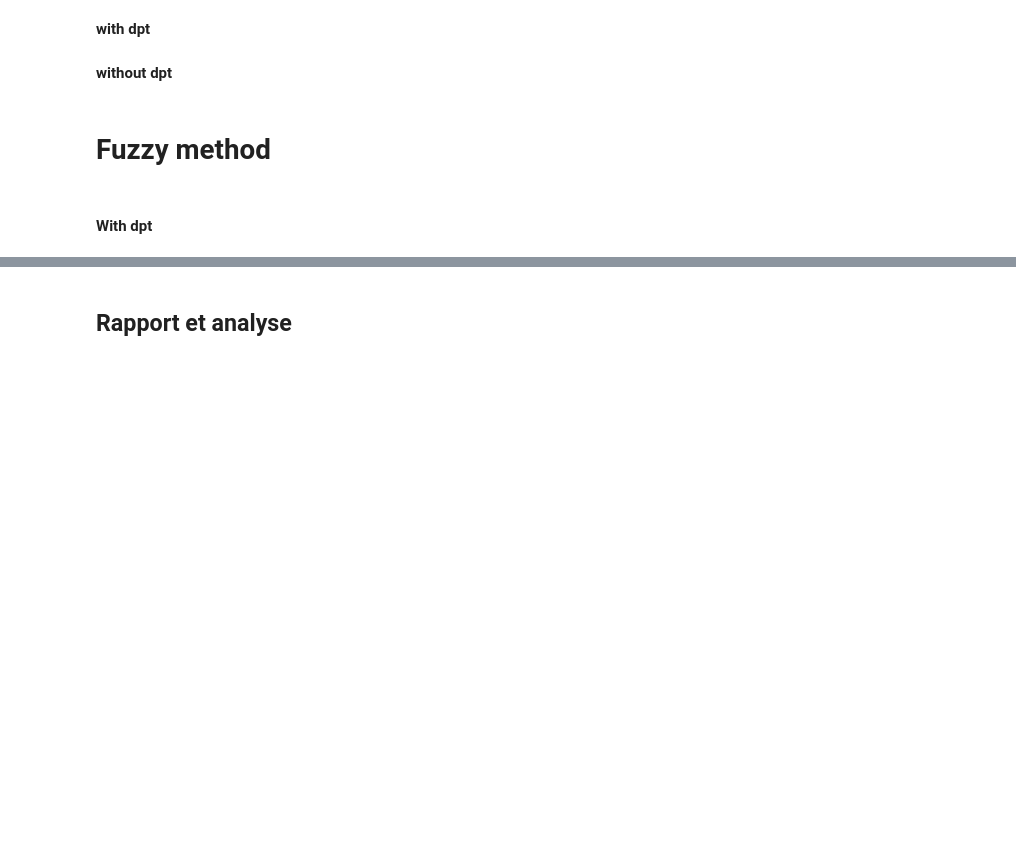
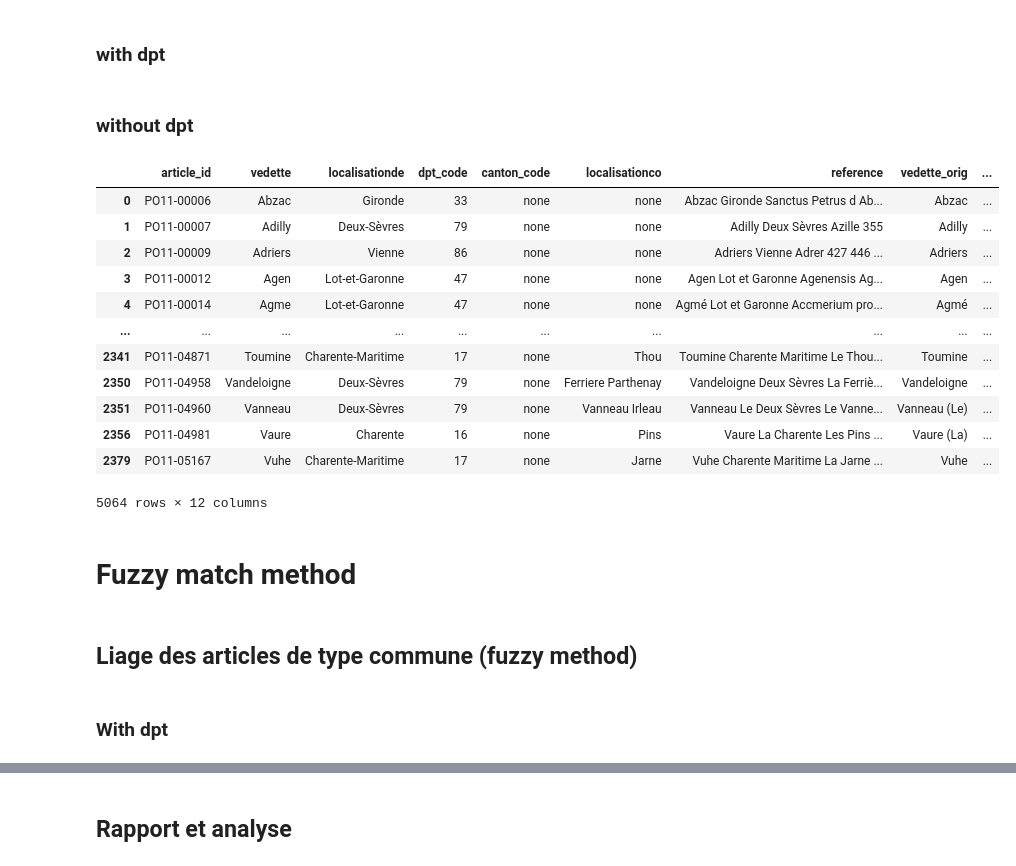
Before and after one commit to chartes/dico-topo, a Jupyter notebook: utils/pouille/linking.ipynb, the cells around one changed output, grey strips where cells are left out. Drawn from its saved outputs; the diff is of its cells as text; code cells hidden in the pictures; blank space fills up the shorter version.

```diff
--- a/utils/pouille/linking.ipynb
+++ b/utils/pouille/linking.ipynb
@@ -14,7 +16,7 @@ print(sys.executable)
 # %%
 # Extraction des features de chaque article à lier dans un df
 
-xml_file = '../../data/PO_t11.xml'
+xml_file = '../../data/PO_t11/PO_t11.xml'
 xml_tree = etree.parse(xml_file)
 
 data = []
@@ -424,5 +559,5 @@ pas_communes_df
 # %% [markdown]
-**with dpt**
+### with dpt
 # %%
 # Merge pas_communes_df and main_insee_commune on localisationco and dpt_code
 pas_communes_exact_simple_dpt_df = pd.merge(pas_communes_df,
@@ -454,43 +589,61 @@ filtered_df = filtered_df[~filtered_df['article_id'].isin(linked_places_df['arti
 # Ajouter les lignes filtrées à linked_places_df
 linked_places_df = pd.concat([linked_places_df, filtered_df]).drop_duplicates()
 # %% [markdown]
-**without dpt**
+### without dpt
 # %%
 import pandas as pd
 
 # Merge pas_communes_df and main_insee_commune on localisationco and NCCENR
 pas_communes_exact_simple_nodpt_df = pd.merge(pas_communes_df.loc[pas_communes_df['dpt_code'] == 'none'],
                                        main_insee_commune[main_insee_commune.DEP_id.isin(dpt_list)],
                                        how='inner',
                                        left_on='localisationco',
                                        right_on='NCCENR')
 
 # Create a new column 'insee' by combining NCCENR and insee_code
 pas_communes_exact_simple_nodpt_df['insee'] = pas_communes_exact_simple_nodpt_df.apply(lambda row: f"{row['NCCENR']} ({row['insee_code']})", axis=1)
 
 # Drop unnecessary columns
 pas_communes_exact_simple_nodpt_df = pas_communes_exact_simple_nodpt_df.drop(columns=['DEP_id', 'NCCENR', 'insee_code'], axis=1)
 pas_communes_exact_simple_nodpt_df = pas_communes_exact_simple_nodpt_df.rename(columns={'insee': 'insee_code'})
 
 # Add a 'method' column with value 'nodpt_exact'
 pas_communes_exact_simple_nodpt_df['method'] = 'nodpt_exact_simple'
 
 duplicates = pas_communes_exact_simple_nodpt_df.duplicated(['article_id'], keep=False)
 if duplicates.any():
     pas_communes_exact_simple_nodpt_df = pas_communes_exact_simple_nodpt_df[~duplicates]
 
 # Filtrer les lignes de communes_exact_simple_dpt_df avec la méthode "dpt_exact_simple"
 filtered_df = pas_communes_exact_simple_nodpt_df.loc[pas_communes_exact_simple_nodpt_df['method'] == 'nodpt_exact_simple']
 
 # Filtrer les article_id qui ne sont pas déjà présents dans linked_places_df
 filtered_df = filtered_df[~filtered_df['article_id'].isin(linked_places_df['article_id'])]
 
 # Ajouter les lignes filtrées à linked_places_df
 linked_places_df = pd.concat([linked_places_df, filtered_df]).drop_duplicates()
+
+linked_places_df
+# %% [output]
+|  | article_id | vedette | localisationde | dpt_code | canton_code | localisationco | reference | vedette_orig | ... |
+| 0 | PO11-00006 | Abzac | Gironde | 33 | none | none | Abzac Gironde Sanctus Petrus d Ab... | Abzac | ... |
+| 1 | PO11-00007 | Adilly | Deux-Sèvres | 79 | none | none | Adilly Deux Sèvres Azille 355 | Adilly | ... |
+| 2 | PO11-00009 | Adriers | Vienne | 86 | none | none | Adriers Vienne Adrer 427 446 ... | Adriers | ... |
+| 3 | PO11-00012 | Agen | Lot-et-Garonne | 47 | none | none | Agen Lot et Garonne Agenensis Ag... | Agen | ... |
+| 4 | PO11-00014 | Agme | Lot-et-Garonne | 47 | none | none | Agmé Lot et Garonne Accmerium pro... | Agmé | ... |
+| ... | ... | ... | ... | ... | ... | ... | ... | ... | ... |
+| 2341 | PO11-04871 | Toumine | Charente-Maritime | 17 | none | Thou | Toumine Charente Maritime Le Thou... | Toumine | ... |
+| 2350 | PO11-04958 | Vandeloigne | Deux-Sèvres | 79 | none | Ferriere Parthenay | Vandeloigne Deux Sèvres La Ferriè... | Vandeloigne | ... |
+| 2351 | PO11-04960 | Vanneau | Deux-Sèvres | 79 | none | Vanneau Irleau | Vanneau Le Deux Sèvres Le Vanne... | Vanneau (Le) | ... |
+| 2356 | PO11-04981 | Vaure | Charente | 16 | none | Pins | Vaure La Charente Les Pins ... | Vaure (La) | ... |
+| 2379 | PO11-05167 | Vuhe | Charente-Maritime | 17 | none | Jarne | Vuhe Charente Maritime La Jarne ... | Vuhe | ... |
+5064 rows × 12 columns
+# %% [markdown]
+# Fuzzy match method
 # %% [markdown]
-# Fuzzy method
+## Liage des articles de type commune (fuzzy method)
 # %% [markdown]
-#### With dpt
+### With dpt
 # %%
 import pandas as pd
 
```
Also changed, not shown: parts of 62 cells of this notebook.
